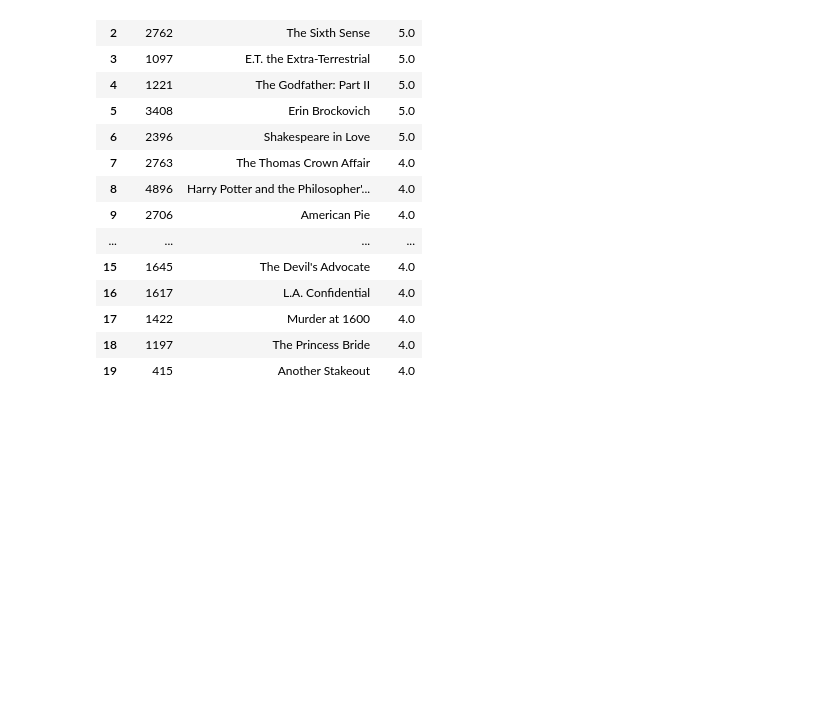
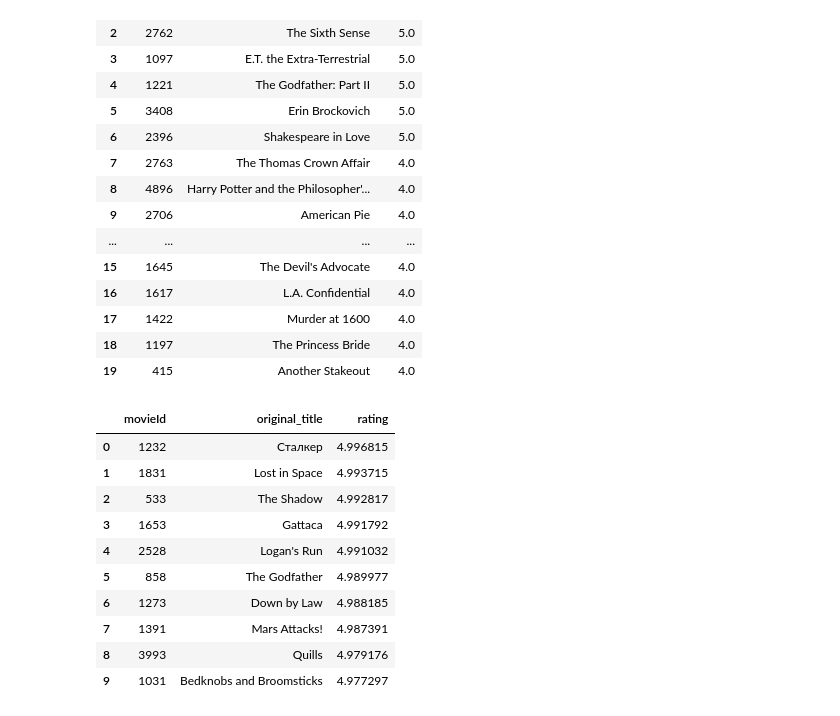
Before and after one commit to HyHend/MovieRecommender, a Jupyter notebook: recommender.ipynb, the cells around one changed output. Drawn from its saved outputs; the diff is of its cells as text; code cells hidden in the pictures; blank space fills up the shorter version.

```diff
--- a/recommender.ipynb
+++ b/recommender.ipynb
@@ -221,3 +250,27 @@ joinListToMovies(topRated, moviesPD, moviesIdsLocPD)[0:20]
 | 17 | 1422 | Murder at 1600 | 4.0 |
 | 18 | 1197 | The Princess Bride | 4.0 |
 | 19 | 415 | Another Stakeout | 4.0 |
+# %%
+# But what if we used the random predictions? (Ok, the top 10 are basically a random top 10. But to make a point)
+# - Actually, to really make a point. We should weight on total movie popularity.
+i = filteredDataMatPD.index[0]
+def recommend(i, filteredDataMatPD, predictedRatingsPD):
+    x = filteredDataMatPD.T[i]
+    y = predictedRatingsPD.T[i]
+    actual = x[x.notnull()]
+    predictedNotRated = y[~x.notnull()]
+    return predictedNotRated.sort_values(ascending=False)
+randomRecommended = recommend(i, filteredDataMatPD, pd.DataFrame(randomPredictions, columns = filteredDataMatPD.columns))
+joinListToMovies(randomRecommended, moviesPD, moviesIdsLocPD)[0:10]
+# %% [output]
+|  | movieId | original_title | rating |
+| 0 | 1232 | Сталкер | 4.996815 |
+| 1 | 1831 | Lost in Space | 4.993715 |
+| 2 | 533 | The Shadow | 4.992817 |
+| 3 | 1653 | Gattaca | 4.991792 |
+| 4 | 2528 | Logan's Run | 4.991032 |
+| 5 | 858 | The Godfather | 4.989977 |
+| 6 | 1273 | Down by Law | 4.988185 |
+| 7 | 1391 | Mars Attacks! | 4.987391 |
+| 8 | 3993 | Quills | 4.979176 |
+| 9 | 1031 | Bedknobs and Broomsticks | 4.977297 |
```
Also changed, not shown: parts of 8 cells of this notebook.
